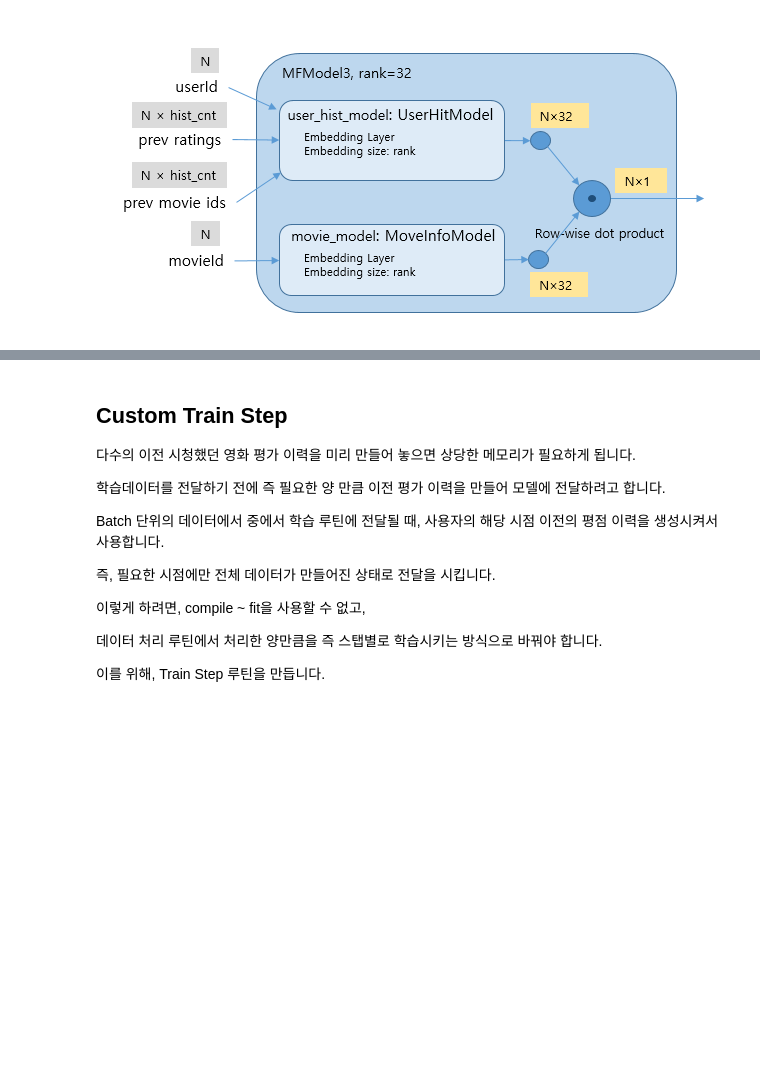
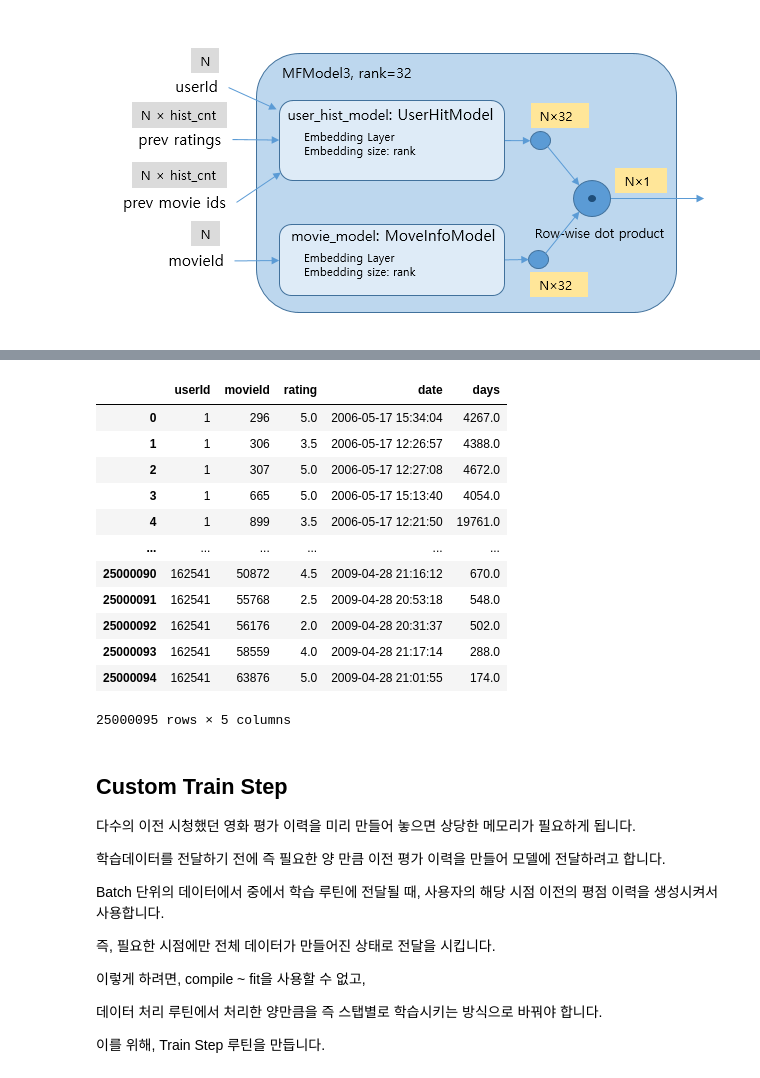
Before and after one commit to sunkusun9/rcmd_2503, a Jupyter notebook: 6.Matrix Factorization3.ipynb, the cells around one changed output, grey strips where cells are left out. Saved outputs shown, nothing was run; the diff lists cells and outputs as text; code cells hidden in the pictures; blank space fills up the shorter version.

```diff
--- a/6.Matrix Factorization3.ipynb
+++ b/6.Matrix Factorization3.ipynb
@@ -212,3 +323,19 @@ a_model({'userId': tf.constant([1, 2]), 'movieId': tf.constant([1, 5]),
+# %%
+df_ratings
+# %% [output]
+|  | userId | movieId | rating | date | days |
+| 0 | 1 | 296 | 5.0 | 2006-05-17 15:34:04 | 4267.0 |
+| 1 | 1 | 306 | 3.5 | 2006-05-17 12:26:57 | 4388.0 |
+| 2 | 1 | 307 | 5.0 | 2006-05-17 12:27:08 | 4672.0 |
+| 3 | 1 | 665 | 5.0 | 2006-05-17 15:13:40 | 4054.0 |
+| 4 | 1 | 899 | 3.5 | 2006-05-17 12:21:50 | 19761.0 |
+| ... | ... | ... | ... | ... | ... |
+| 25000090 | 162541 | 50872 | 4.5 | 2009-04-28 21:16:12 | 670.0 |
+| 25000091 | 162541 | 55768 | 2.5 | 2009-04-28 20:53:18 | 548.0 |
+| 25000092 | 162541 | 56176 | 2.0 | 2009-04-28 20:31:37 | 502.0 |
+| 25000093 | 162541 | 58559 | 4.0 | 2009-04-28 21:17:14 | 288.0 |
+| 25000094 | 162541 | 63876 | 5.0 | 2009-04-28 21:01:55 | 174.0 |
+25000095 rows × 5 columns
 # %% [markdown]
 ## Custom Train Step
 
```
Also changed, not shown: parts of 20 cells of this notebook.
